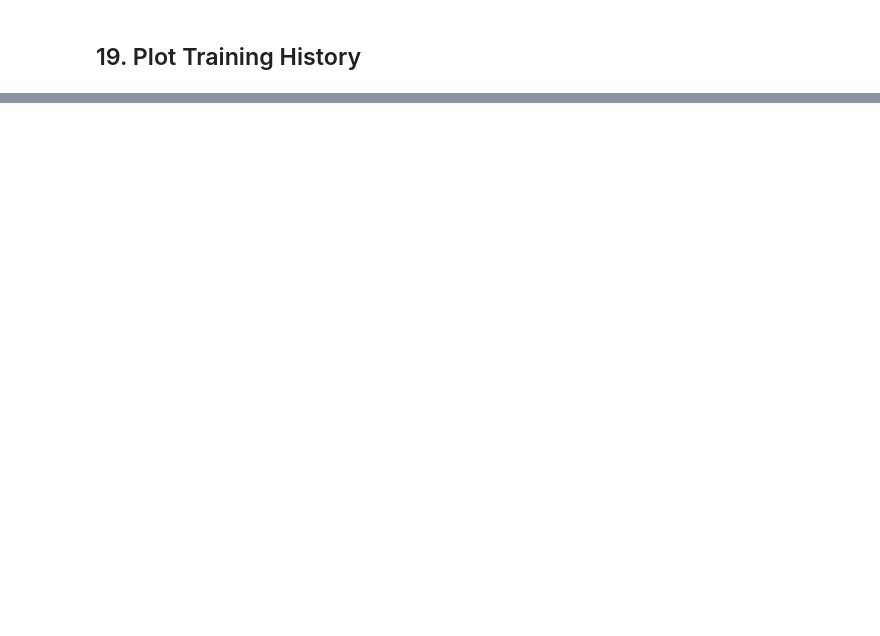
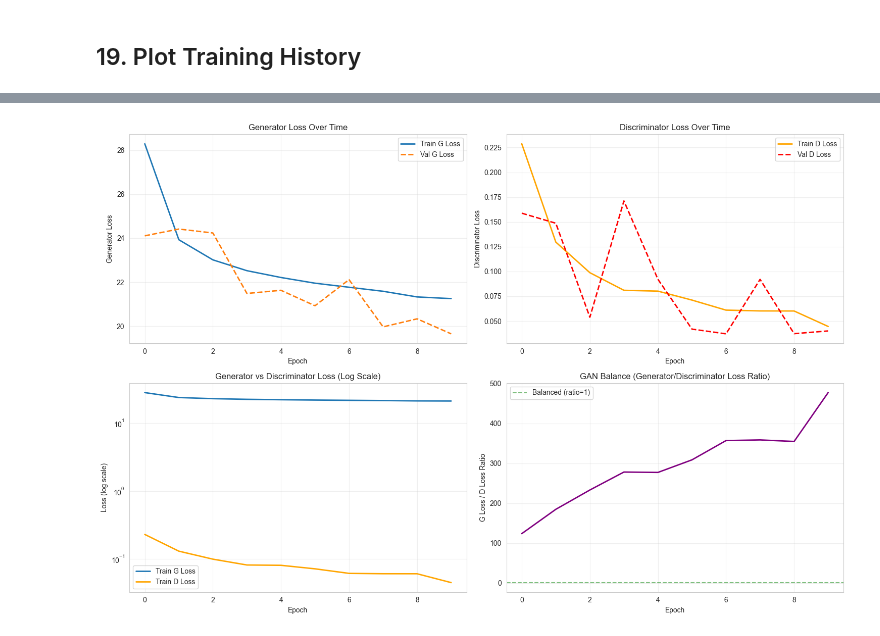
Before and after one commit to Huzaifanasir95/AI-Virtual-TryOn, a Jupyter notebook: notebooks/10_training-CPU.ipynb, the cells around one changed output, grey strips where cells are left out. Saved outputs shown, nothing was run; the diff lists cells and outputs as text; code cells hidden in the pictures; blank space fills up the shorter version.

```diff
--- a/notebooks/10_training-CPU.ipynb
+++ b/notebooks/10_training-CPU.ipynb
@@ -3557,0 +3893,90 @@ print("✅ Training curves saved")
+# %%
+# Plot training curves
+fig, axes = plt.subplots(2, 2, figsize=(15, 10))
+
+# Generator Loss
+axes[0, 0].plot(history['train_loss_G'], label='Train G Loss', linewidth=2)
+axes[0, 0].plot(history['val_loss_G'], label='Val G Loss', linewidth=2, linestyle='--')
+axes[0, 0].set_xlabel('Epoch')
+axes[0, 0].set_ylabel('Generator Loss')
+axes[0, 0].set_title('Generator Loss Over Time')
+axes[0, 0].legend()
+axes[0, 0].grid(True, alpha=0.3)
+
+# Discriminator Loss
+axes[0, 1].plot(history['train_loss_D'], label='Train D Loss', linewidth=2, color='orange')
+axes[0, 1].plot(history['val_loss_D'], label='Val D Loss', linewidth=2, linestyle='--', color='red')
+axes[0, 1].set_xlabel('Epoch')
+axes[0, 1].set_ylabel('Discriminator Loss')
+axes[0, 1].set_title('Discriminator Loss Over Time')
+axes[0, 1].legend()
+axes[0, 1].grid(True, alpha=0.3)
+
+# Combined view (log scale for better comparison)
+axes[1, 0].semilogy(history['train_loss_G'], label='Train G Loss', linewidth=2)
+axes[1, 0].semilogy(history['train_loss_D'], label='Train D Loss', linewidth=2, color='orange')
+axes[1, 0].set_xlabel('Epoch')
+axes[1, 0].set_ylabel('Loss (log scale)')
+axes[1, 0].set_title('Generator vs Discriminator Loss (Log Scale)')
+axes[1, 0].legend()
+axes[1, 0].grid(True, alpha=0.3)
+
+# Loss ratio (G/D) - should be balanced
+loss_ratio = np.array(history['train_loss_G']) / (np.array(history['train_loss_D']) + 1e-8)
+axes[1, 1].plot(loss_ratio, linewidth=2, color='purple')
+axes[1, 1].axhline(y=1, color='green', linestyle='--', label='Balanced (ratio=1)', alpha=0.5)
+axes[1, 1].set_xlabel('Epoch')
+axes[1, 1].set_ylabel('G Loss / D Loss Ratio')
+axes[1, 1].set_title('GAN Balance (Generator/Discriminator Loss Ratio)')
+axes[1, 1].legend()
+axes[1, 1].grid(True, alpha=0.3)
+
+plt.tight_layout()
+plt.savefig(results_dir / 'training_curves.png', dpi=150, bbox_inches='tight')
+plt.show()
+
+print(f"✅ Training curves saved: {results_dir / 'training_curves.png'}")
+
+# Analysis
+print("\n" + "="*70)
+print("📈 TRAINING ANALYSIS")
+print("="*70)
+
+final_g_loss = history['train_loss_G'][-1]
+final_d_loss = history['train_loss_D'][-1]
+final_ratio = loss_ratio[-1]
+
+print(f"\n🔍 Final State:")
+print(f"   Generator Loss:     {final_g_loss:.4f}")
+print(f"   Discriminator Loss: {final_d_loss:.4f}")
+print(f"   Loss Ratio (G/D):   {final_ratio:.2f}")
+
+print(f"\n💡 GAN Balance Analysis:")
+if final_ratio > 100:
+    print("   ⚠️  SEVERELY IMBALANCED - Discriminator is too strong!")
+    print("   → Generator struggles to fool discriminator")
+    print("   → Consider: Lower D learning rate, increase G capacity")
+elif final_ratio > 50:
+    print("   ⚠️  IMBALANCED - Discriminator winning easily")
+    print("   → Generator needs more training or higher learning rate")
+elif final_ratio > 10:
+    print("   ⚠️  SOMEWHAT IMBALANCED - Discriminator has advantage")
+    print("   → Consider adjusting learning rates or loss weights")
+elif final_ratio > 0.1:
+    print("   ✅ REASONABLY BALANCED - Both networks learning")
+elif final_ratio > 0.01:
+    print("   ⚠️  Generator too strong - Discriminator struggling")
+else:
+    print("   ❌ Generator collapsed - Discriminator too weak")
+
+print(f"\n📊 Loss Trends:")
+if len(history['train_loss_G']) > 1:
+    g_trend = history['train_loss_G'][-1] - history['train_loss_G'][0]
+    d_trend = history['train_loss_D'][-1] - history['train_loss_D'][0]
+
+    print(f"   Generator trend:     {g_trend:+.2f} ({'decreasing' if g_trend < 0 else 'increasing'})")
+    print(f"   Discriminator trend: {d_trend:+.2f} ({'decreasing' if d_trend < 0 else 'increasing'})")
+
+print("="*70)
+# %% [output]
+[figure, added]
```
Also changed, not shown: parts of 21 cells of this notebook, 8 other files.
